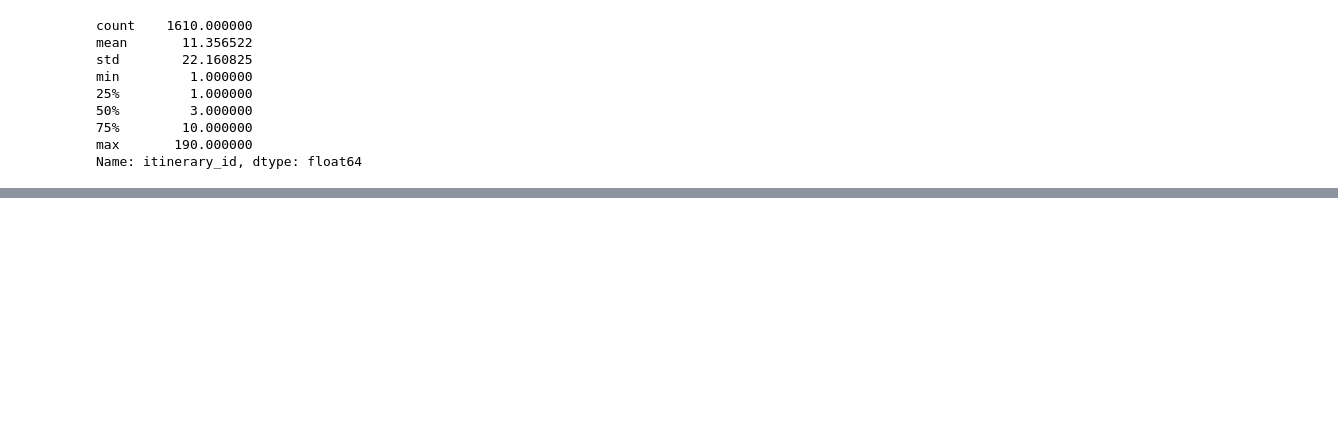
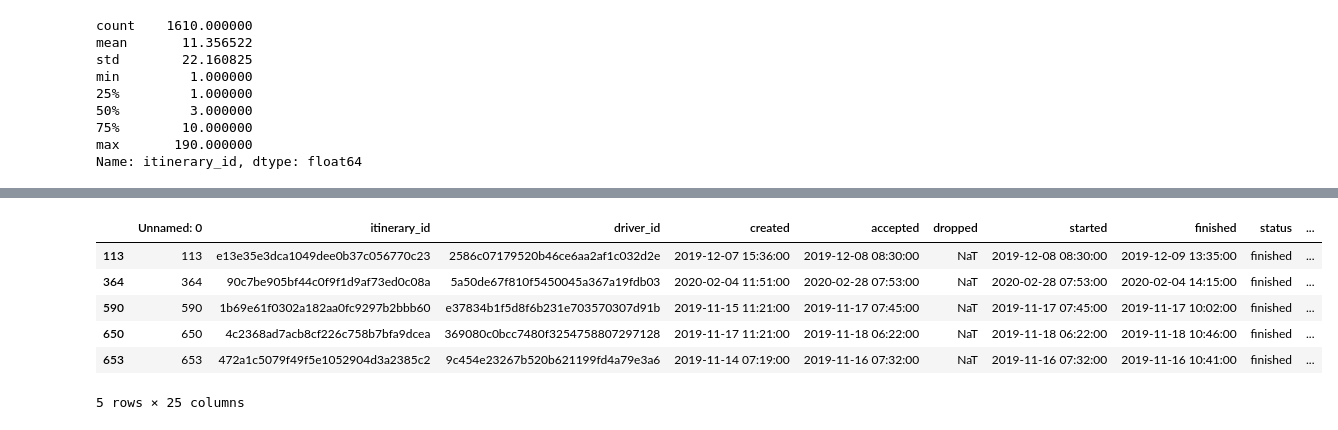
Before and after one commit to akanelson/ds4a, a Jupyter notebook: initial_exploratory_analysis/03 - Itinerary Datasets.ipynb, the cells around one changed output, grey strips where cells are left out. Saved outputs shown, nothing was run; the diff lists cells and outputs as text; code cells hidden in the pictures; blank space fills up the shorter version.

```diff
--- a/initial_exploratory_analysis/03 - Itinerary Datasets.ipynb
+++ b/initial_exploratory_analysis/03 - Itinerary Datasets.ipynb
@@ -194,3 +181,13 @@ df.groupby('driver_id').itinerary_id.count().lt(33).reset_index(name='1std')
 | 1608 | ffdb5ceab0617e621e87d6169c0c3806 | False |
 | 1609 | fff46f973ad5d3d7a3539924502d228d | True |
 1610 rows × 2 columns
+# %%
+df[df.check_in_time > 60*10].head()
+# %% [output]
+|  | Unnamed: 0 | itinerary_id | driver_id | created | accepted | dropped | started | finished | status | ... |
+| 113 | 113 | e13e35e3dca1049dee0b37c056770c23 | 2586c07179520b46ce6aa2af1c032d2e | 2019-12-07 15:36:00 | 2019-12-08 08:30:00 | NaT | 2019-12-08 08:30:00 | 2019-12-09 13:35:00 | finished | ... |
+| 364 | 364 | 90c7be905bf44c0f9f1d9af73ed0c08a | 5a50de67f810f5450045a367a19fdb03 | 2020-02-04 11:51:00 | 2020-02-28 07:53:00 | NaT | 2020-02-28 07:53:00 | 2020-02-04 14:15:00 | finished | ... |
+| 590 | 590 | 1b69e61f0302a182aa0fc9297b2bbb60 | e37834b1f5d8f6b231e703570307d91b | 2019-11-15 11:21:00 | 2019-11-17 07:45:00 | NaT | 2019-11-17 07:45:00 | 2019-11-17 10:02:00 | finished | ... |
+| 650 | 650 | 4c2368ad7acb8cf226c758b7bfa9dcea | 369080c0bcc7480f3254758807297128 | 2019-11-17 11:21:00 | 2019-11-18 06:22:00 | NaT | 2019-11-18 06:22:00 | 2019-11-18 10:46:00 | finished | ... |
+| 653 | 653 | 472a1c5079f49f5e1052904d3a2385c2 | 9c454e23267b520b621199fd4a79e3a6 | 2019-11-14 07:19:00 | 2019-11-16 07:32:00 | NaT | 2019-11-16 07:32:00 | 2019-11-16 10:41:00 | finished | ... |
+5 rows × 25 columns
```
Also changed, not shown: parts of 8 cells of this notebook, 2 other files.
